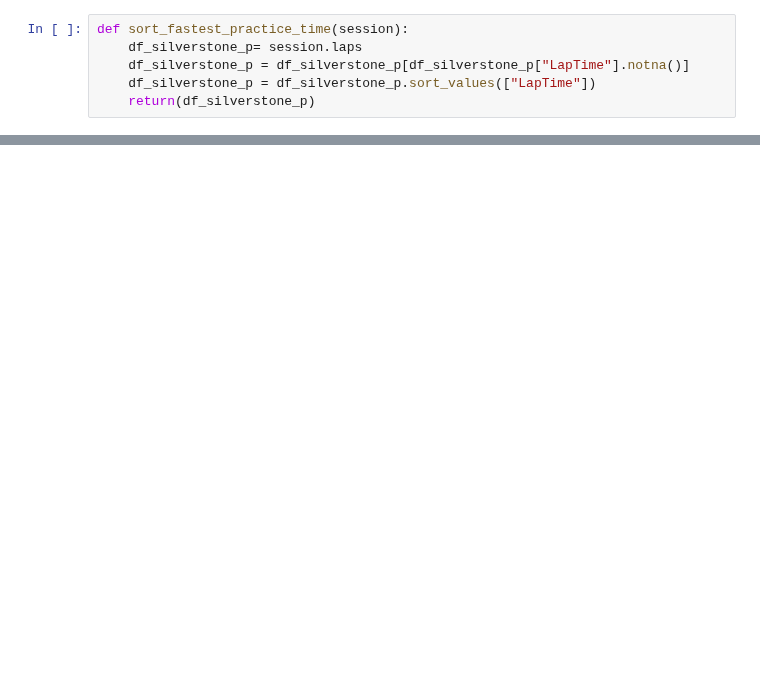
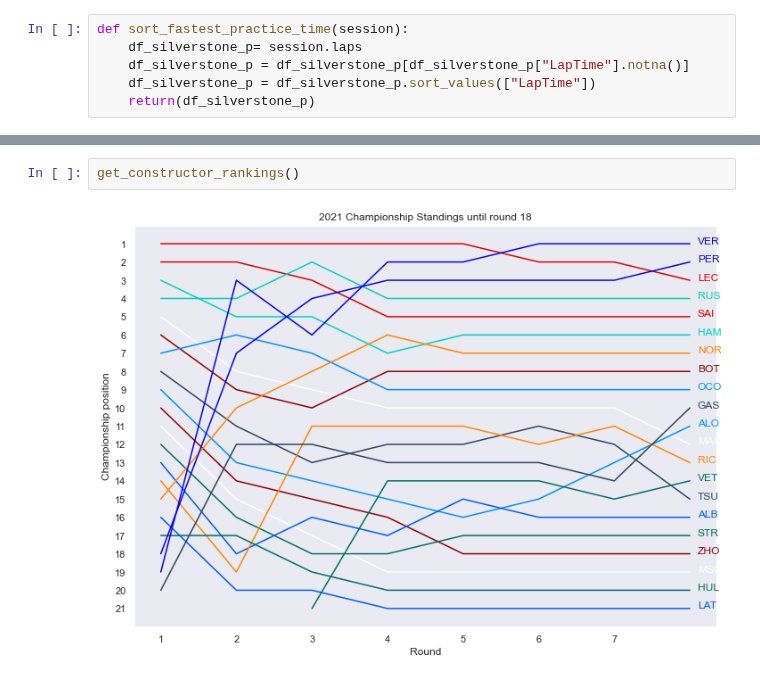
Before and after one commit to CamStevens15/F1_2022_race_analytics, a Jupyter notebook: Code_Analysis/British_GP2022.ipynb, the cells around one changed output, grey strips where cells are left out. Saved outputs shown, nothing was run; the diff lists cells and outputs as text; blank space fills up the shorter version.

Commit message:
Update module for constructor Championship standings

```diff
--- a/Code_Analysis/British_GP2022.ipynb
+++ b/Code_Analysis/British_GP2022.ipynb
@@ -245,0 +399,4 @@ Name: LapTime, dtype: timedelta64[ns]
+# %%
+get_constructor_rankings()
+# %% [output]
+[figure, added]
```
Also changed, not shown: parts of 37 cells of this notebook, 2 other files.
